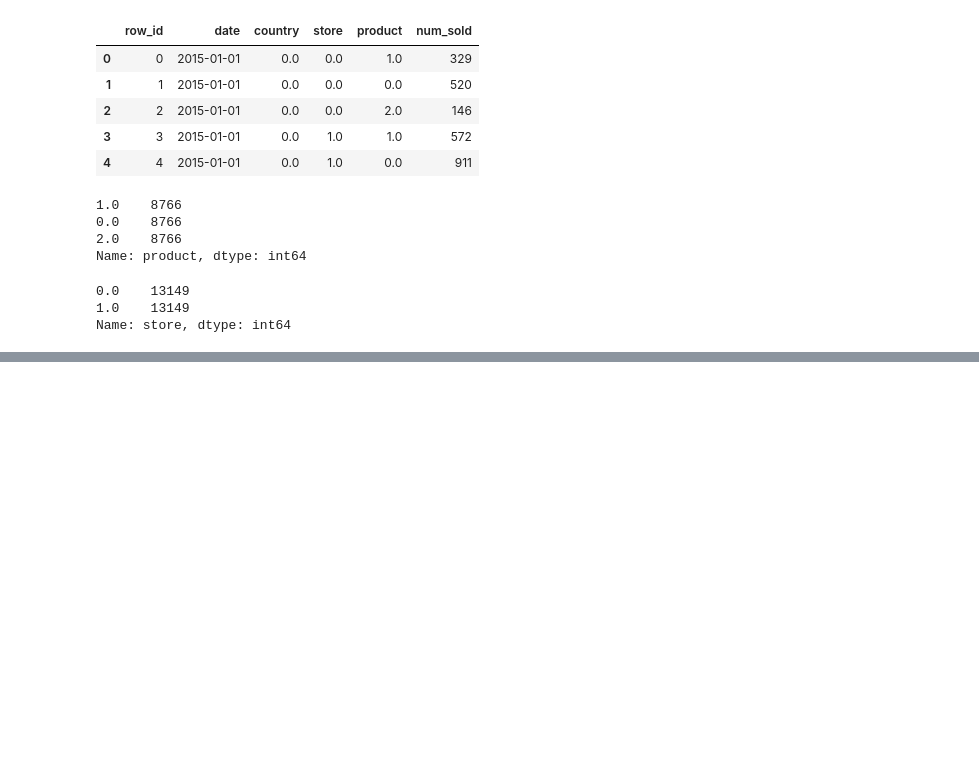
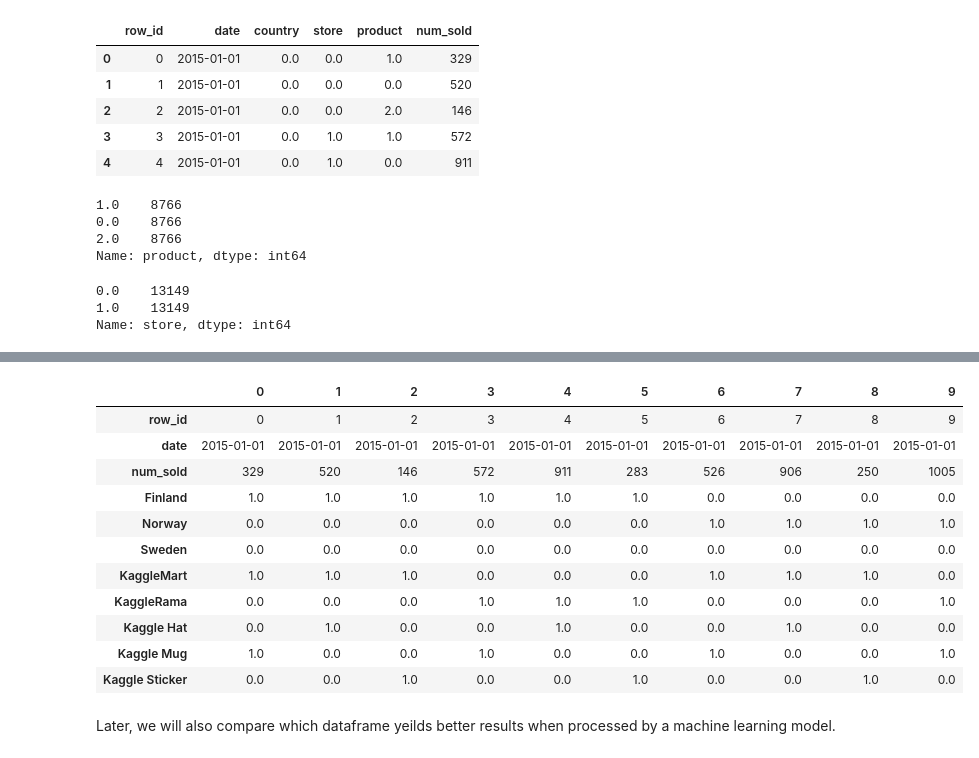
Before and after one commit to kshipra-jadav/Kaggle-Tabular-Playground-Series-Jan2022, a Jupyter notebook: first.ipynb, the cells around one changed output, grey strips where cells are left out. Drawn from its saved outputs; the diff is of its cells as text; code cells hidden in the pictures; blank space fills up the shorter version.

```diff
--- a/first.ipynb
+++ b/first.ipynb
@@ -347,0 +457,20 @@ Name: store, dtype: int64
+# %%
+# Dropping text columns
+oneHotdf.drop(['country', 'store', 'product'], axis=1, inplace=True)
+# %%
+oneHotdf.head(10).T
+# %% [output]
+|  | 0 | 1 | 2 | 3 | 4 | 5 | 6 | 7 | 8 | 9 |
+| row_id | 0 | 1 | 2 | 3 | 4 | 5 | 6 | 7 | 8 | 9 |
+| date | 2015-01-01 | 2015-01-01 | 2015-01-01 | 2015-01-01 | 2015-01-01 | 2015-01-01 | 2015-01-01 | 2015-01-01 | 2015-01-01 | 2015-01-01 |
+| num_sold | 329 | 520 | 146 | 572 | 911 | 283 | 526 | 906 | 250 | 1005 |
+| Finland | 1.0 | 1.0 | 1.0 | 1.0 | 1.0 | 1.0 | 0.0 | 0.0 | 0.0 | 0.0 |
+| Norway | 0.0 | 0.0 | 0.0 | 0.0 | 0.0 | 0.0 | 1.0 | 1.0 | 1.0 | 1.0 |
+| Sweden | 0.0 | 0.0 | 0.0 | 0.0 | 0.0 | 0.0 | 0.0 | 0.0 | 0.0 | 0.0 |
+| KaggleMart | 1.0 | 1.0 | 1.0 | 0.0 | 0.0 | 0.0 | 1.0 | 1.0 | 1.0 | 0.0 |
+| KaggleRama | 0.0 | 0.0 | 0.0 | 1.0 | 1.0 | 1.0 | 0.0 | 0.0 | 0.0 | 1.0 |
+| Kaggle Hat | 0.0 | 1.0 | 0.0 | 0.0 | 1.0 | 0.0 | 0.0 | 1.0 | 0.0 | 0.0 |
+| Kaggle Mug | 1.0 | 0.0 | 0.0 | 1.0 | 0.0 | 0.0 | 1.0 | 0.0 | 0.0 | 1.0 |
+| Kaggle Sticker | 0.0 | 0.0 | 1.0 | 0.0 | 0.0 | 1.0 | 0.0 | 0.0 | 1.0 | 0.0 |
+# %% [markdown]
+Later, we will also compare which dataframe yeilds better results when processed by a machine learning model.
```
Also changed, not shown: parts of 13 cells of this notebook.
